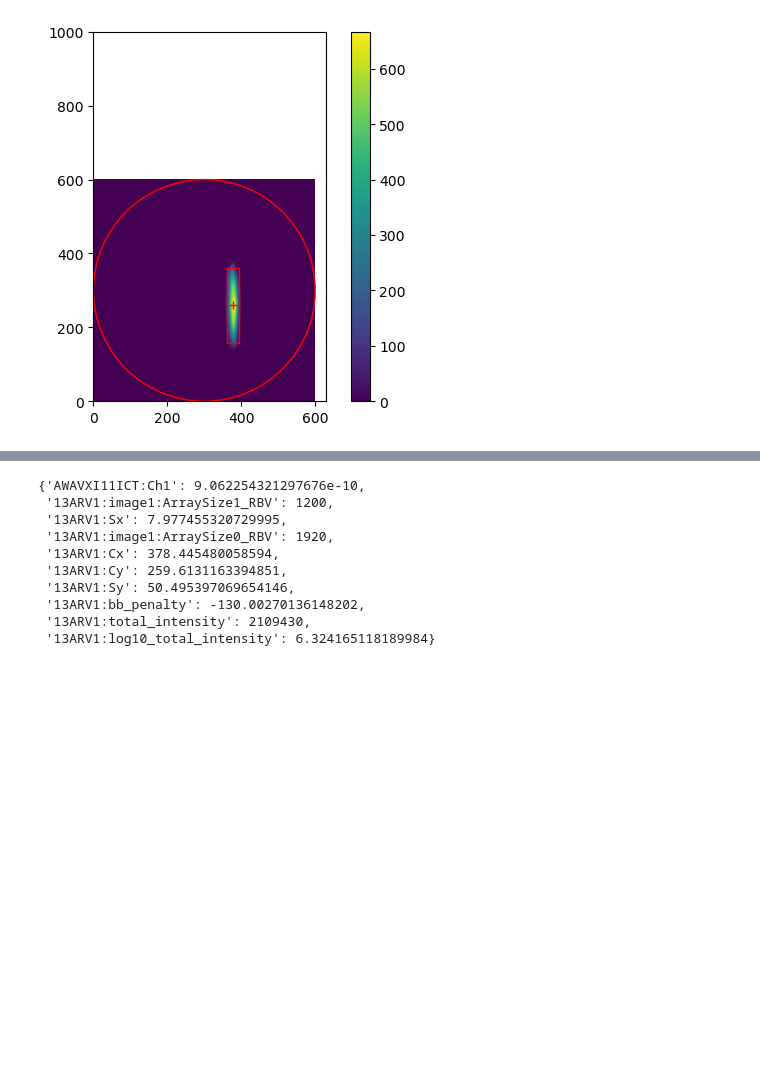
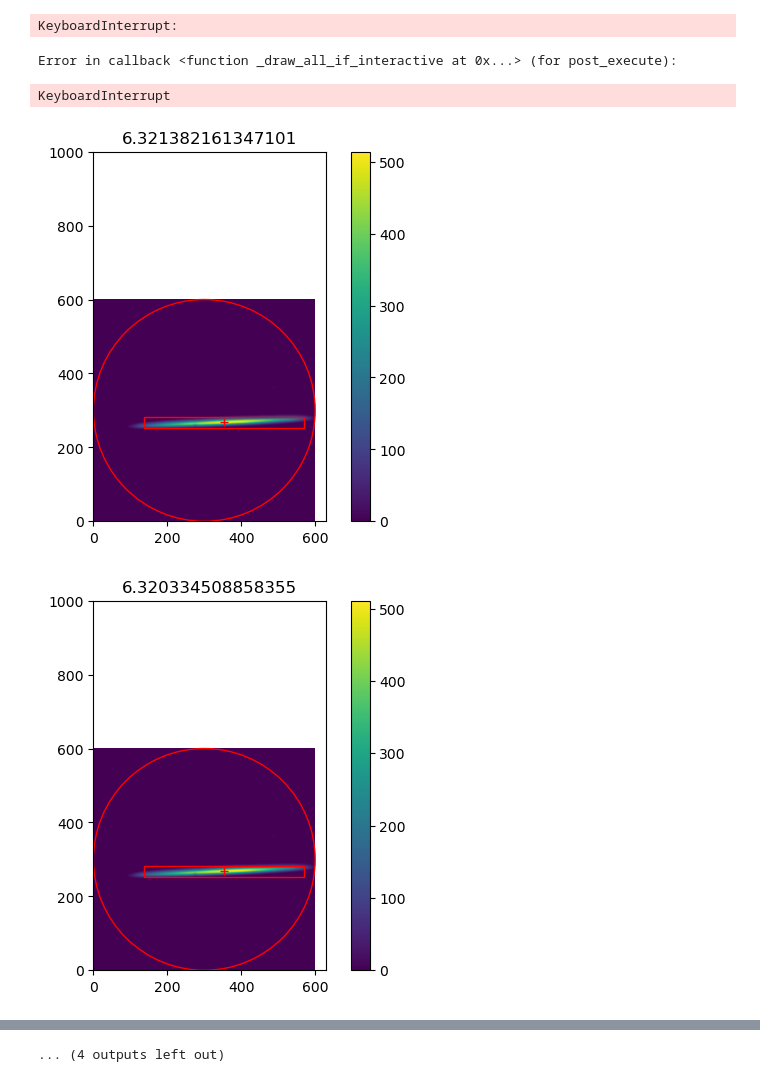
Before and after one commit to jp-ga/awa-badger, a Jupyter notebook: test_environment.ipynb, the cells around one changed output, grey strips where cells are left out. Saved outputs shown, nothing was run; the diff lists cells and outputs as text; code cells hidden in the pictures; blank space fills up the shorter version.

```diff
--- a/test_environment.ipynb
+++ b/test_environment.ipynb
@@ -78,4 +78,16 @@ meas
 # %%
-meas = env.get_screen_measurement("13ARV1",['13ARV1:Sx', 'AWAVXI11ICT:Ch1'], visualize=True)
+import matplotlib.pyplot as plt
+from IPython import display
+import time
+while 1:
+    display.clear_output(wait=True)
+    meas = env.get_screen_measurement("13ARV1",['13ARV1:Sx', 'AWAVXI11ICT:Ch1'], visualize=True)
+    fig = plt.gcf()
+    fig.gca().set_title(meas["13ARV1:log10_total_intensity"])
+    display.display(fig)
 # %% [output]
+KeyboardInterrupt:
+Error in callback <function _draw_all_if_interactive at 0x...> (for post_execute):
+KeyboardInterrupt
-[figure, old version]
+[figure, new version]
+[figure, added]
@@ -82,13 +101 @@ meas = env.get_screen_measurement("13ARV1",['13ARV1:Sx', 'AWAVXI11ICT:Ch1'], vis
+... (4 outputs left out)
-# %%
-meas
-# %% [output]
-{'AWAVXI11ICT:Ch1': 9.062254321297676e-10,
- '13ARV1:image1:ArraySize1_RBV': 1200,
- '13ARV1:Sx': 7.977455320729995,
- '13ARV1:image1:ArraySize0_RBV': 1920,
- '13ARV1:Cx': 378.445480058594,
- '13ARV1:Cy': 259.6131163394851,
- '13ARV1:Sy': 50.495397069654146,
- '13ARV1:bb_penalty': -130.00270136148202,
- '13ARV1:total_intensity': 2109430,
- '13ARV1:log10_total_intensity': 6.324165118189984}
```
Also changed, not shown: parts of 4 cells of this notebook, 35 other files.
